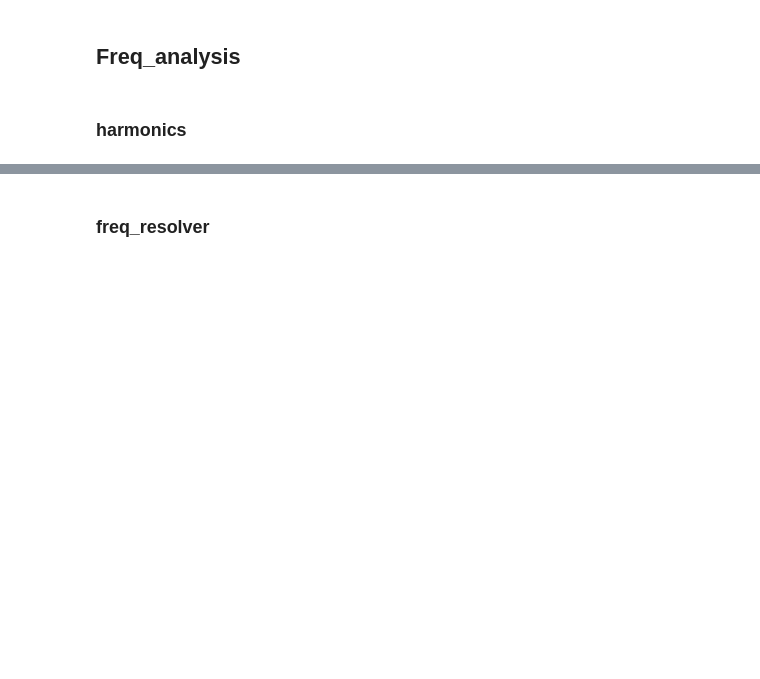
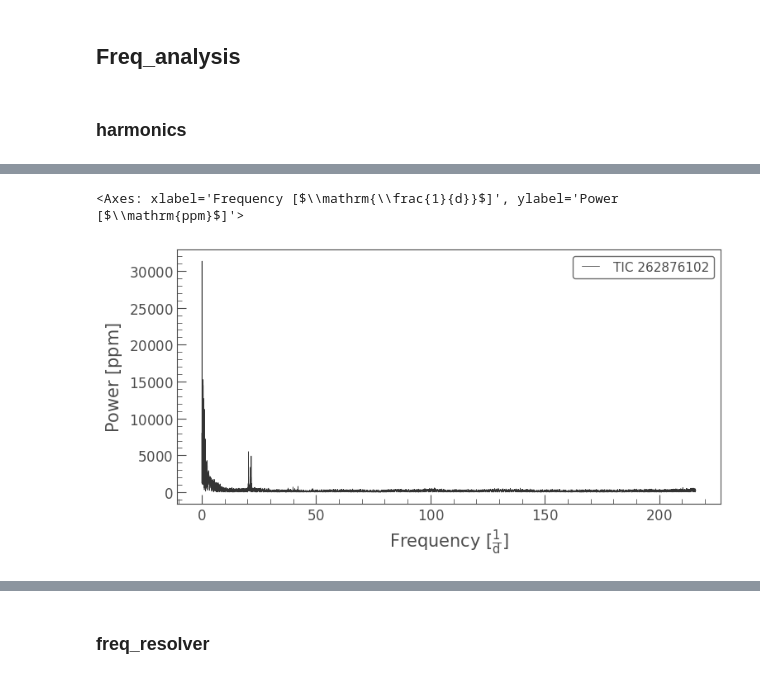
Before and after one commit to carlosccamino/asteroseismology, a Jupyter notebook: asteroseismology/tests.ipynb, the cells around one changed output, grey strips where cells are left out. Cells and saved outputs as stored; diff of their text form; code cells hidden in the pictures; blank space fills up the shorter version.

```diff
--- a/asteroseismology/tests.ipynb
+++ b/asteroseismology/tests.ipynb
@@ -157,0 +300,9 @@ test
+# %%
+import lightkurve as lk
+
+lc = lk.search_lightcurve(target="TIC 262876102", author="QLP", mission="TESS", sector=95).download()
+# %%
+lc.remove_outliers(sigma=5).remove_nans().normalize(unit="ppm").to_periodogram().plot()
+# %% [output]
+<Axes: xlabel='Frequency [$\\mathrm{\\frac{1}{d}}$]', ylabel='Power [$\\mathrm{ppm}$]'>
+[figure, added]
```
Also changed, not shown: parts of 4 cells of this notebook, 2 other files.
